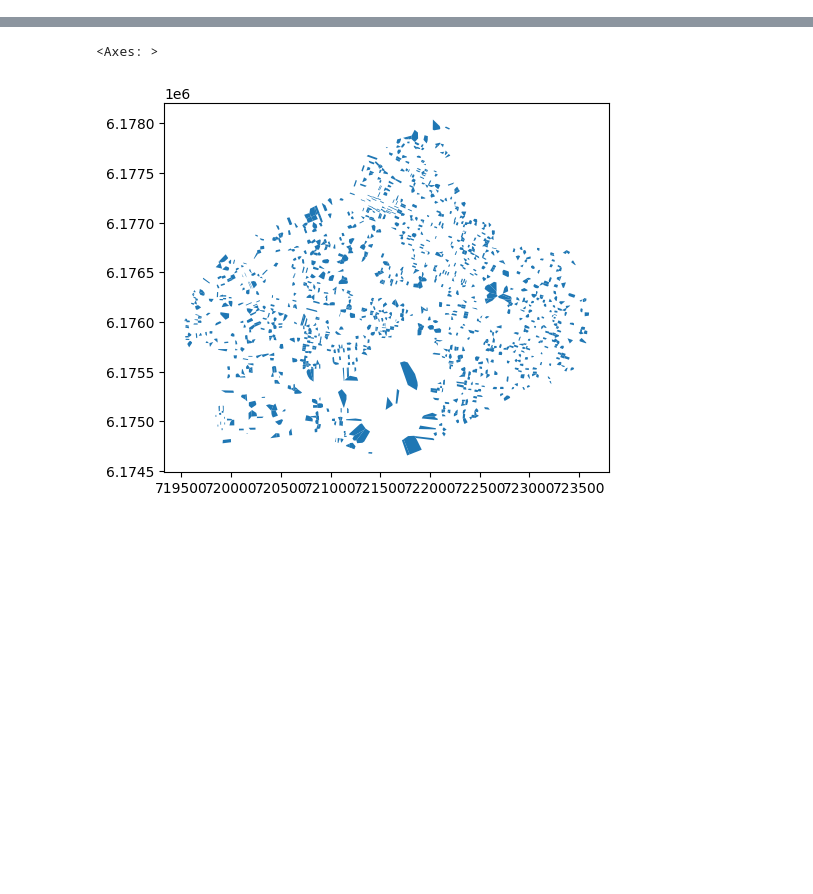
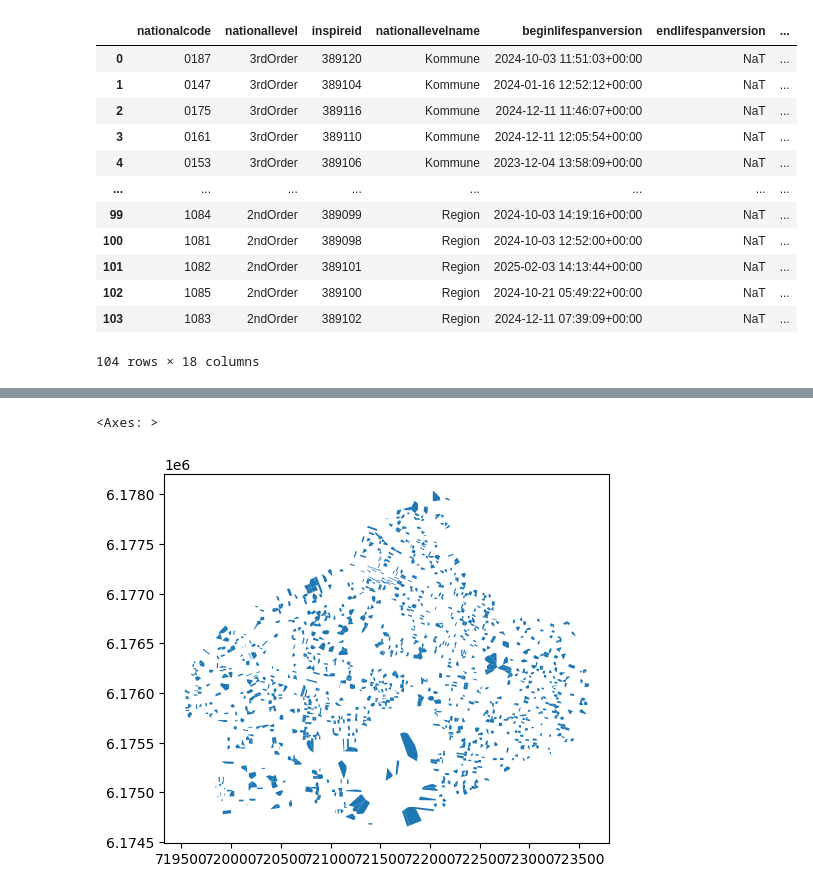
Before and after one commit to jorgenhost/school-boundaries, a Jupyter notebook: main.ipynb, the cells around one changed output, grey strips where cells are left out. Cells and saved outputs as stored; diff of their text form; code cells hidden in the pictures; blank space fills up the shorter version.

```diff
--- a/main.ipynb
+++ b/main.ipynb
@@ -11,2 +14,20 @@ import numpy as np
 np.random.seed(1234)
+# %%
+gdf_kom = gpd.read_file('data/au_inspire.gpkg').to_crs(25832)
+gdf_kom = gdf_kom[~gdf_kom['nationalcode'].str.contains('DK')].reset_index(drop=True)
+gdf_kom
+# %% [output]
+|  | nationalcode | nationallevel | inspireid | nationallevelname | beginlifespanversion | endlifespanversion | ... |
+| 0 | 0187 | 3rdOrder | 389120 | Kommune | 2024-10-03 11:51:03+00:00 | NaT | ... |
+| 1 | 0147 | 3rdOrder | 389104 | Kommune | 2024-01-16 12:52:12+00:00 | NaT | ... |
+| 2 | 0175 | 3rdOrder | 389116 | Kommune | 2024-12-11 11:46:07+00:00 | NaT | ... |
+| 3 | 0161 | 3rdOrder | 389110 | Kommune | 2024-12-11 12:05:54+00:00 | NaT | ... |
+| 4 | 0153 | 3rdOrder | 389106 | Kommune | 2023-12-04 13:58:09+00:00 | NaT | ... |
+| ... | ... | ... | ... | ... | ... | ... | ... |
+| 99 | 1084 | 2ndOrder | 389099 | Region | 2024-10-03 14:19:16+00:00 | NaT | ... |
+| 100 | 1081 | 2ndOrder | 389098 | Region | 2024-10-03 12:52:00+00:00 | NaT | ... |
+| 101 | 1082 | 2ndOrder | 389101 | Region | 2025-02-03 14:13:44+00:00 | NaT | ... |
+| 102 | 1085 | 2ndOrder | 389100 | Region | 2024-10-21 05:49:22+00:00 | NaT | ... |
+| 103 | 1083 | 2ndOrder | 389102 | Region | 2024-12-11 07:39:09+00:00 | NaT | ... |
+104 rows × 18 columns
 # %%
```
Also changed, not shown: parts of 3 cells of this notebook, 5 other files.
